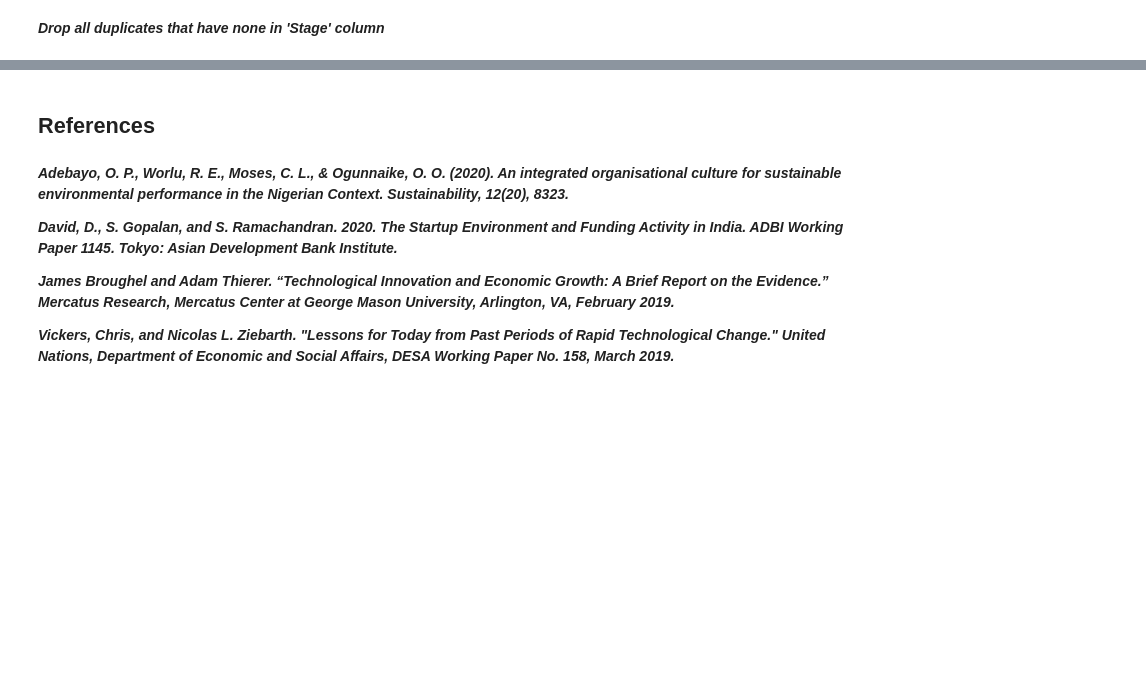
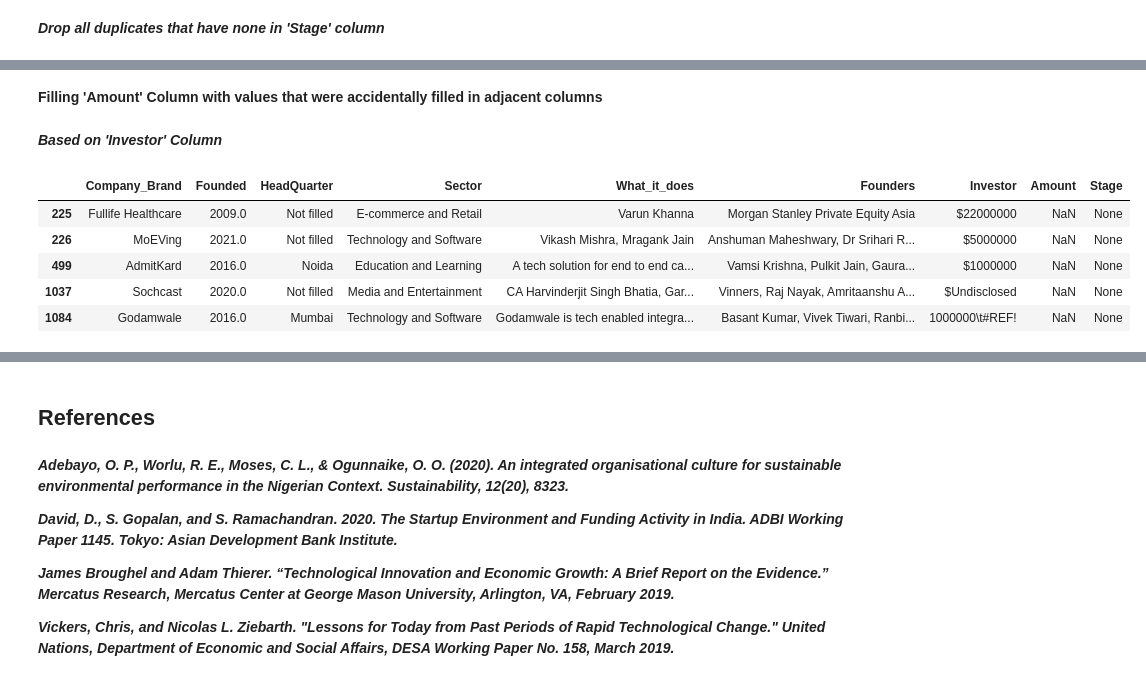
Before and after one commit to ganing12/LP1_Data_Analytics_Project, a Jupyter notebook: Notebook/LP1_Data_Analytics_Project.ipynb, the cells around one changed output, grey strips where cells are left out. Saved outputs shown, nothing was run; the diff lists cells and outputs as text; code cells hidden in the pictures; blank space fills up the shorter version.

```diff
--- a/Notebook/LP1_Data_Analytics_Project.ipynb
+++ b/Notebook/LP1_Data_Analytics_Project.ipynb
@@ -1487,0 +1531,6 @@ memory usage: 83.0+ KB
+# %%
+# Drop rows where the 'founded' column has values less than 1980 or greater than 2021
+cl_df2021 = cl_df2021[(cl_df2021['Founded'] >= 1980) & (cl_df2021['Founded'] <= 2021)].reset_index(drop=True)
+
+# Display info of Data Frame
+cl_df2021.info()
@@ -1487,0 +1695,28 @@ memory usage: 83.0+ KB
+# %% [markdown]
+**Filling 'Amount' Column with values that were accidentally filled in adjacent columns**
+# %% [markdown]
+***Based on 'Investor' Column***
+# %%
+def matches_pattern(entry):
+    if pd.isna(entry):
+        return False
+    if '\t#REF!' in entry:
+        return True
+    return bool(re.match(r'^\$[0-9]{1,}$', entry))
+
+# Apply the function to filter the DataFrame
+filter1_cl_df2021 = cl_df2021[
+    (cl_df2021['Amount'].isna()) &
+    (cl_df2021['Investor'].apply(matches_pattern) |
+     cl_df2021['Investor'].isin(['#REF!', '$Undisclosed']))
+]
+
+# Display results
+filter1_cl_df2021
+# %% [output]
+|  | Company_Brand | Founded | HeadQuarter | Sector | What_it_does | Founders | Investor | Amount | Stage |
+| 225 | Fullife Healthcare | 2009.0 | Not filled | E-commerce and Retail | Varun Khanna | Morgan Stanley Private Equity Asia | $22000000 | NaN | None |
+| 226 | MoEVing | 2021.0 | Not filled | Technology and Software | Vikash Mishra, Mragank Jain | Anshuman Maheshwary, Dr Srihari R... | $5000000 | NaN | None |
+| 499 | AdmitKard | 2016.0 | Noida | Education and Learning | A tech solution for end to end ca... | Vamsi Krishna, Pulkit Jain, Gaura... | $1000000 | NaN | None |
+| 1037 | Sochcast | 2020.0 | Not filled | Media and Entertainment | CA Harvinderjit Singh Bhatia, Gar... | Vinners, Raj Nayak, Amritaanshu A... | $Undisclosed | NaN | None |
+| 1084 | Godamwale | 2016.0 | Mumbai | Technology and Software | Godamwale is tech enabled integra... | Basant Kumar, Vivek Tiwari, Ranbi... | 1000000\t#REF! | NaN | None |
```
Also changed, not shown: parts of 70 cells of this notebook, 1 other file.
